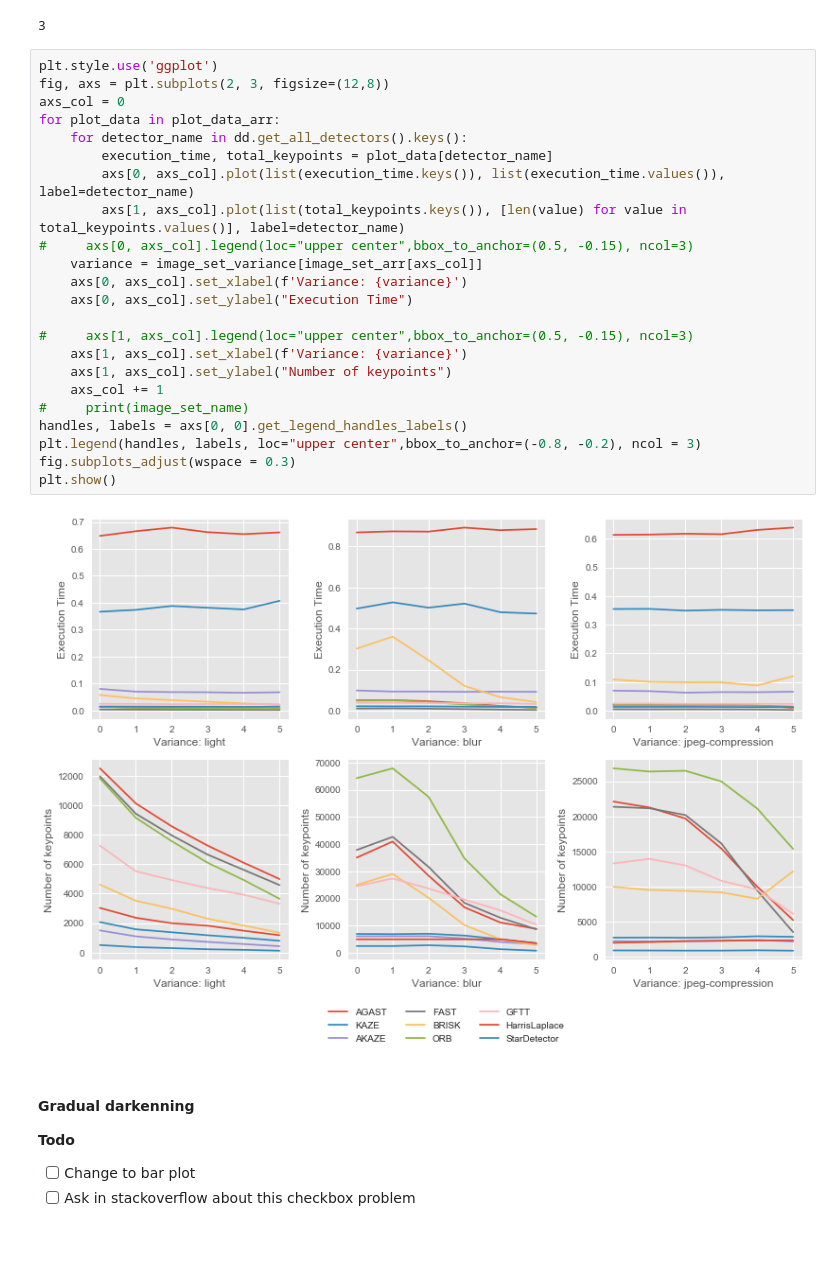
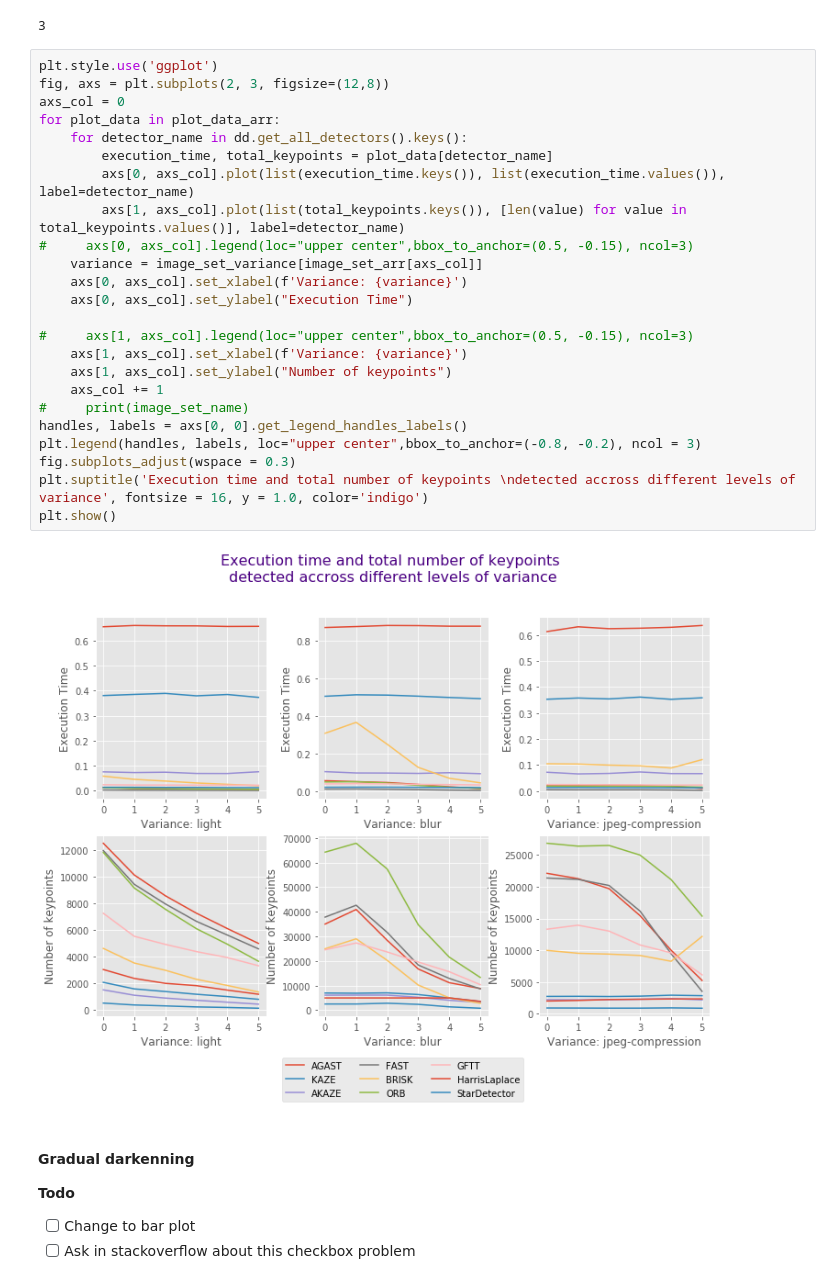
Before and after one commit to paul-shuvo/detector-descriptor-evaluation, a Jupyter notebook: src/demo.ipynb, the cells around one changed output. Saved outputs shown, nothing was run; the diff lists cells and outputs as text; blank space fills up the shorter version.

```diff
--- a/src/demo.ipynb
+++ b/src/demo.ipynb
@@ -150,28 +150,29 @@ print(len(plot_data_arr))
 # %%
 plt.style.use('ggplot')
 fig, axs = plt.subplots(2, 3, figsize=(12,8))
 axs_col = 0
 for plot_data in plot_data_arr:
     for detector_name in dd.get_all_detectors().keys():
         execution_time, total_keypoints = plot_data[detector_name]
         axs[0, axs_col].plot(list(execution_time.keys()), list(execution_time.values()), label=detector_name)
         axs[1, axs_col].plot(list(total_keypoints.keys()), [len(value) for value in total_keypoints.values()], label=detector_name)
 #     axs[0, axs_col].legend(loc="upper center",bbox_to_anchor=(0.5, -0.15), ncol=3)
     variance = image_set_variance[image_set_arr[axs_col]]
     axs[0, axs_col].set_xlabel(f'Variance: {variance}')
     axs[0, axs_col].set_ylabel("Execution Time")
 
 #     axs[1, axs_col].legend(loc="upper center",bbox_to_anchor=(0.5, -0.15), ncol=3)
     axs[1, axs_col].set_xlabel(f'Variance: {variance}')
     axs[1, axs_col].set_ylabel("Number of keypoints")
     axs_col += 1
 #     print(image_set_name)
 handles, labels = axs[0, 0].get_legend_handles_labels()
 plt.legend(handles, labels, loc="upper center",bbox_to_anchor=(-0.8, -0.2), ncol = 3)
 fig.subplots_adjust(wspace = 0.3)
+plt.suptitle('Execution time and total number of keypoints \ndetected accross different levels of variance', fontsize = 16, y = 1.0, color='indigo')
 plt.show()
 # %% [output]
-[figure, old version]
+[figure, new version]
 # %% [markdown]
 #### Gradual darkenning
 __Todo__
```
Also changed, not shown: parts of 23 cells of this notebook.
